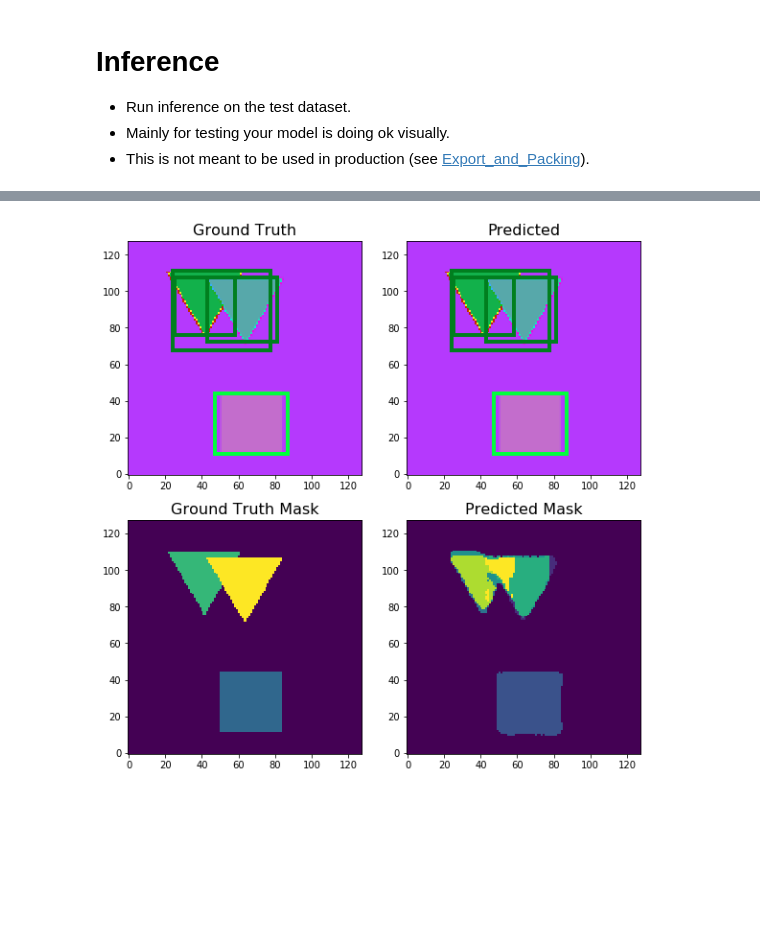
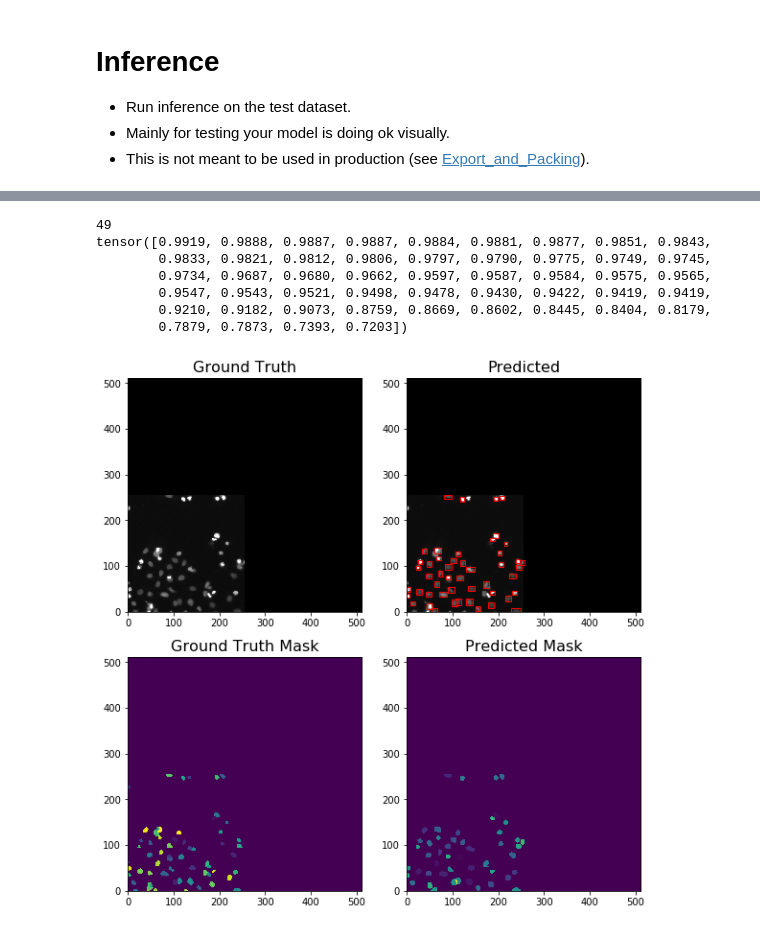
Before and after one commit to hadim/maskflow, a Jupyter notebook: notebooks/4_Inference.ipynb, the cells around one changed output, grey strips where cells are left out. Drawn from its saved outputs; the diff is of its cells as text; code cells hidden in the pictures; blank space fills up the shorter version.

Commit message:
Add nucleus dataset

```diff
--- a/notebooks/4_Inference.ipynb
+++ b/notebooks/4_Inference.ipynb
@@ -15,7 +15,7 @@ import numpy as np
 import sys; sys.path.append("../")
 import maskflow
 
-root_dir = Path("/home/hadim/.data/Neural_Network/Maskflow/Shapes")
+root_dir = Path("/home/hadim/.data/Neural_Network/Maskflow/Nucleus")
 data_dir = root_dir / "Data"
 model_dir = root_dir / "Models"
 model_dir.mkdir(exist_ok=True)
@@ -24,21 +24,22 @@ model_dir.mkdir(exist_ok=True)
 config = maskflow.config.load_config(root_dir / "config.yaml")
 # %%
 # Select the model
-model_name = '2018.11.04-12:49:36'
+model_name = '2018.11.04-17:31:08'
 model_path = model_dir / model_name
 
 # Set some configurations
-config['MODEL']['DEVICE'] = "cuda"
-config['DATALOADER']['NUM_WORKERS'] = 16
-config['TEST']['IMS_PER_BATCH'] = 5
-batch_to_load = 1
+config['MODEL']['DEVICE'] = "cpu"
+config['DATALOADER']['NUM_WORKERS'] = 4
+config['TEST']['IMS_PER_BATCH'] = 1
+config['SOLVER']['IMS_PER_BATCH'] = 1
+batch_to_load = 4
 
 # Build the model
 model = maskflow.inference.build_model(config, model_path)
 
 # Load some data
 data_loader = maskflow.dataset.get_data_loader(config, data_dir, is_train=False)
-some_data = [iter(data_loader).next() for _ in range(batch_to_load)]
+data = [datum for _, datum in zip(range(batch_to_load), data_loader)]
 
 # Retrieve category's names
 categories = data_loader.dataset.coco.cats
@@ -47,7 +48,7 @@ categories = data_loader.dataset.coco.cats
 predictions = []
 images = []
 ground_truth = []
-for batch_image, batch_target, batch_idx in some_data:
+for batch_image, batch_target, batch_idx in data:
     batch_image = batch_image.to(config['MODEL']['DEVICE'])
     with torch.no_grad():
         prediction = model(batch_image)
@@ -57,4 +58,5 @@ for batch_image, batch_target, batch_idx in some_data:
         ground_truth.extend(batch_target)
 
 images = np.array([o.to('cpu').numpy() for o in images])
+len(images)
 # %% [output]
@@ -67,10 +70,26 @@ index created!
 # %%
 # Show prediction
-idx = 4
+idx = 7
 image = images[idx]
 prediction = predictions[idx]
 gt = ground_truth[idx]
 
-_ = maskflow.viz.display_prediction_and_gt(image, prediction, gt, class_names=config['CLASS_NAMES'])
+prediction = maskflow.inference.post_process_predictions(prediction, image,
+                                                         confidence_threshold=0.7,
+                                                         mask_threshold=0.5)
+
+print(prediction.bbox.shape[0])
+print(prediction.get_field('scores'))
+
+_ = maskflow.viz.display_prediction_and_gt(image, prediction, gt, class_names=config['CLASS_NAMES'],
+                                           pixel_mean=config['INPUT']['PIXEL_MEAN'],
+                                           pixel_std=config['INPUT']['PIXEL_STD'])
 # %% [output]
+49
+tensor([0.9919, 0.9888, 0.9887, 0.9887, 0.9884, 0.9881, 0.9877, 0.9851, 0.9843,
+        0.9833, 0.9821, 0.9812, 0.9806, 0.9797, 0.9790, 0.9775, 0.9749, 0.9745,
+        0.9734, 0.9687, 0.9680, 0.9662, 0.9597, 0.9587, 0.9584, 0.9575, 0.9565,
+        0.9547, 0.9543, 0.9521, 0.9498, 0.9478, 0.9430, 0.9422, 0.9419, 0.9419,
+        0.9210, 0.9182, 0.9073, 0.8759, 0.8669, 0.8602, 0.8445, 0.8404, 0.8179,
+        0.7879, 0.7873, 0.7393, 0.7203])
-[figure, old version]
+[figure, new version]
```
Also changed, not shown: parts of 1 cell of this notebook, 9 other files.
